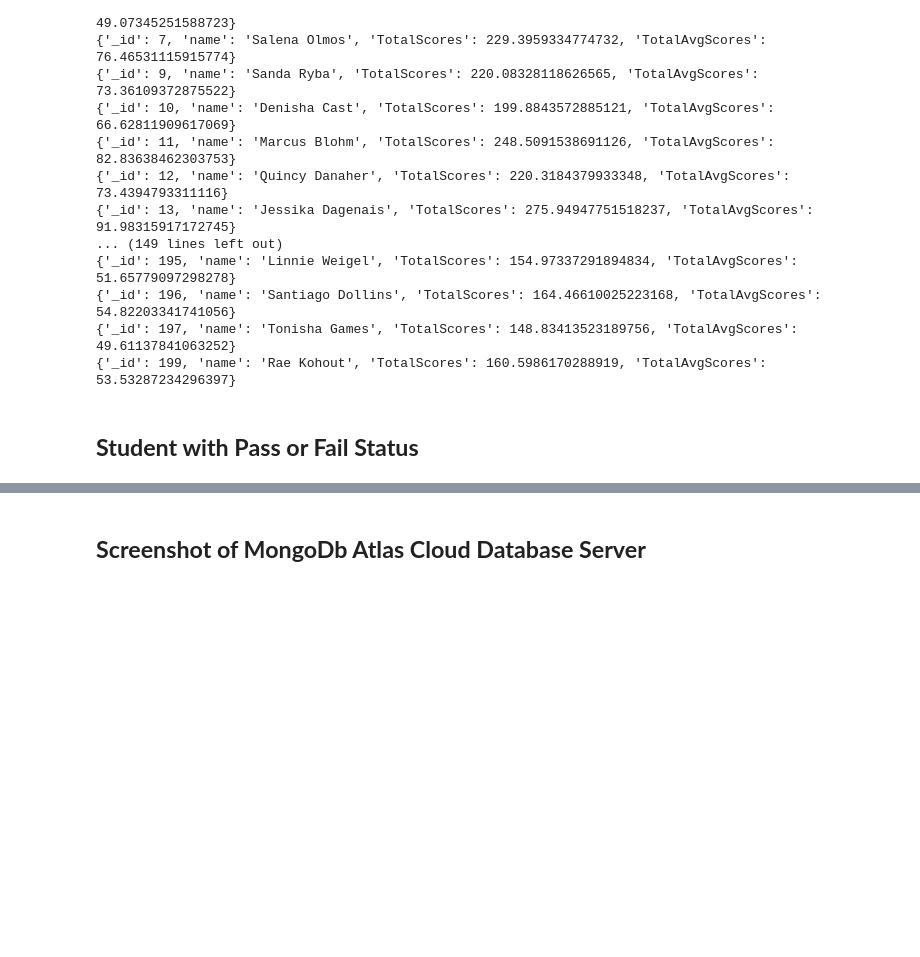
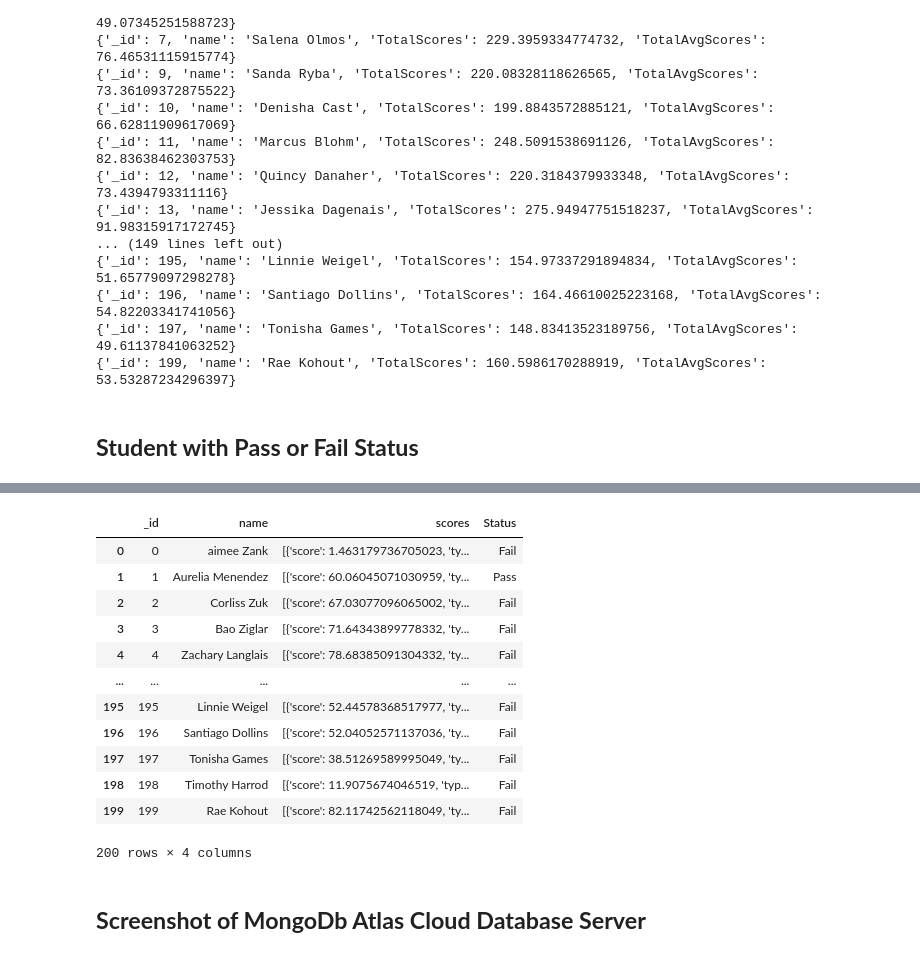
Before and after one commit to ajithspoojary/MongoDb_Task, a Jupyter notebook: MongoDb_Student.ipynb, the cells around one changed output, grey strips where cells are left out. Cells and saved outputs as stored; diff of their text form; code cells hidden in the pictures; blank space fills up the shorter version.

```diff
--- a/MongoDb_Student.ipynb
+++ b/MongoDb_Student.ipynb
@@ -354,0 +333,38 @@ Student_Status
+# %%
+Studentst = list(db.Student_Collection.aggregate([
+  {
+    "$set": {
+      "allPass": {
+        "$reduce": {
+          "input": "$scores",
+          "initialValue": 'True',
+          "in": {
+            "$switch": {
+              "branches": [
+                {
+                  "case": {"$eq": ["$$this.type", "exam"]},
+                  "then": {"$and": ["$$value", {"$gte": ["$$this.score", 40.0]}]}
+                },
+                {
+                  "case": {"$eq": ["$$this.type", "quiz"]},
+                  "then": {"$and": ["$$value", {"$gte": ["$$this.score", 40.0]}]}
+                },
+                {
+                  "case": {"$eq": ["$$this.type", "homework"]},
+                  "then": {"$and": ["$$value", {"$gte": ["$$this.score", 40.0]}]}
+                }
+              ]
+            }
+          }
+        }
+      }
+    }
+  },
+  {
+    "$set": {
+      "Status": {"$cond": ["$allPass", "Pass","Fail"]},
+      "allPass": "$$REMOVE"
+    }
+  }
+]))
+Studentst
@@ -355,3 +389,20 @@ Student_Status
+# %%
+pd_Stdata = pd.DataFrame(Studentst)   #To display all the data in of Student with Status Pass or Fail using Pandas Data Frame
+pd_Stdata
+# %% [output]
+|  | _id | name | scores | Status |
+| 0 | 0 | aimee Zank | [{'score': 1.463179736705023, 'ty... | Fail |
+| 1 | 1 | Aurelia Menendez | [{'score': 60.06045071030959, 'ty... | Pass |
+| 2 | 2 | Corliss Zuk | [{'score': 67.03077096065002, 'ty... | Fail |
+| 3 | 3 | Bao Ziglar | [{'score': 71.64343899778332, 'ty... | Fail |
+| 4 | 4 | Zachary Langlais | [{'score': 78.68385091304332, 'ty... | Fail |
+| ... | ... | ... | ... | ... |
+| 195 | 195 | Linnie Weigel | [{'score': 52.44578368517977, 'ty... | Fail |
+| 196 | 196 | Santiago Dollins | [{'score': 52.04052571137036, 'ty... | Fail |
+| 197 | 197 | Tonisha Games | [{'score': 38.51269589995049, 'ty... | Fail |
+| 198 | 198 | Timothy Harrod | [{'score': 11.9075674046519, 'typ... | Fail |
+| 199 | 199 | Rae Kohout | [{'score': 82.11742562118049, 'ty... | Fail |
+200 rows × 4 columns
 # %% [markdown]
 ## **Screenshot of MongoDb Atlas Cloud Database Server**
 # %% [markdown]
```
Also changed, not shown: parts of 4 cells of this notebook.
